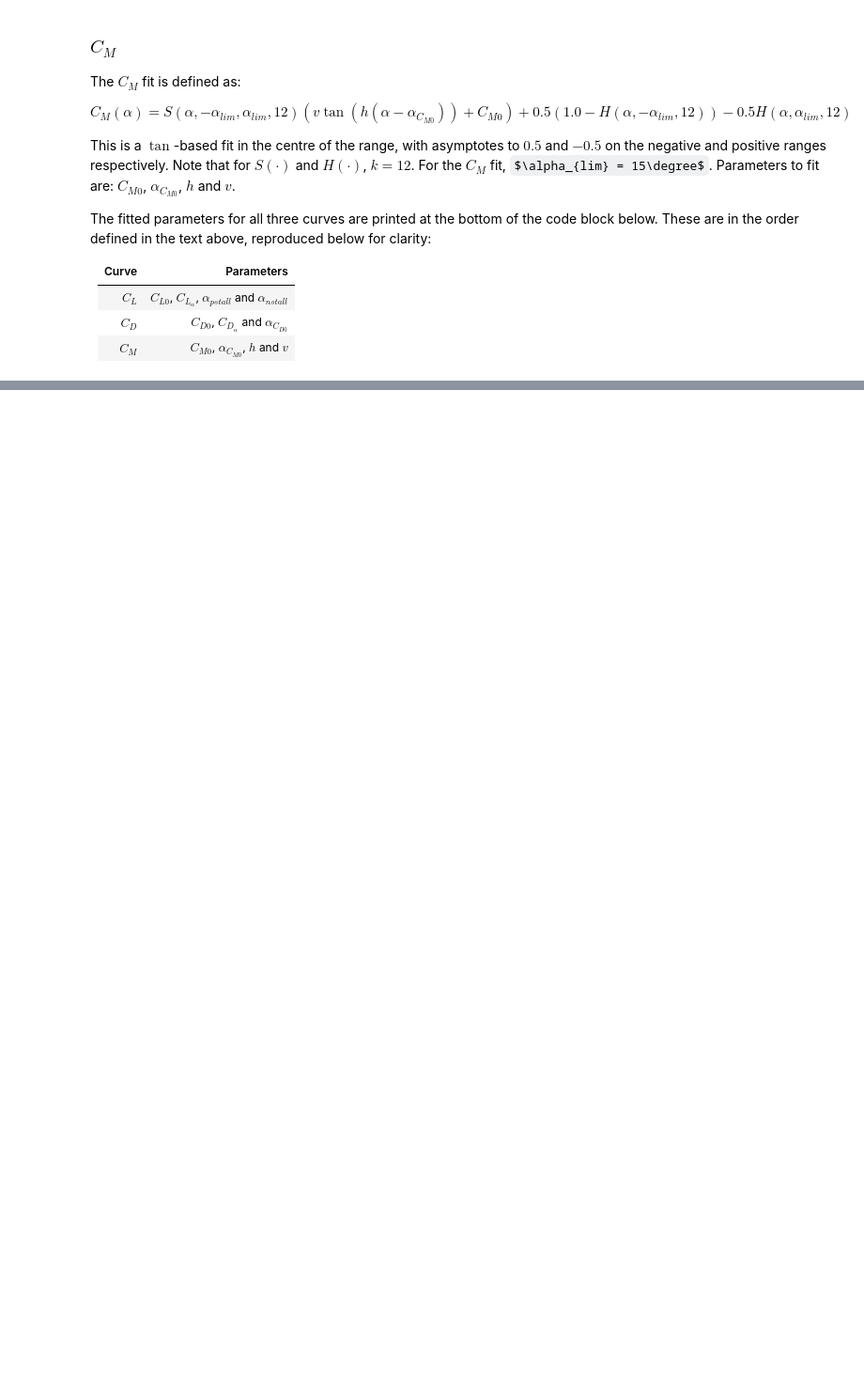
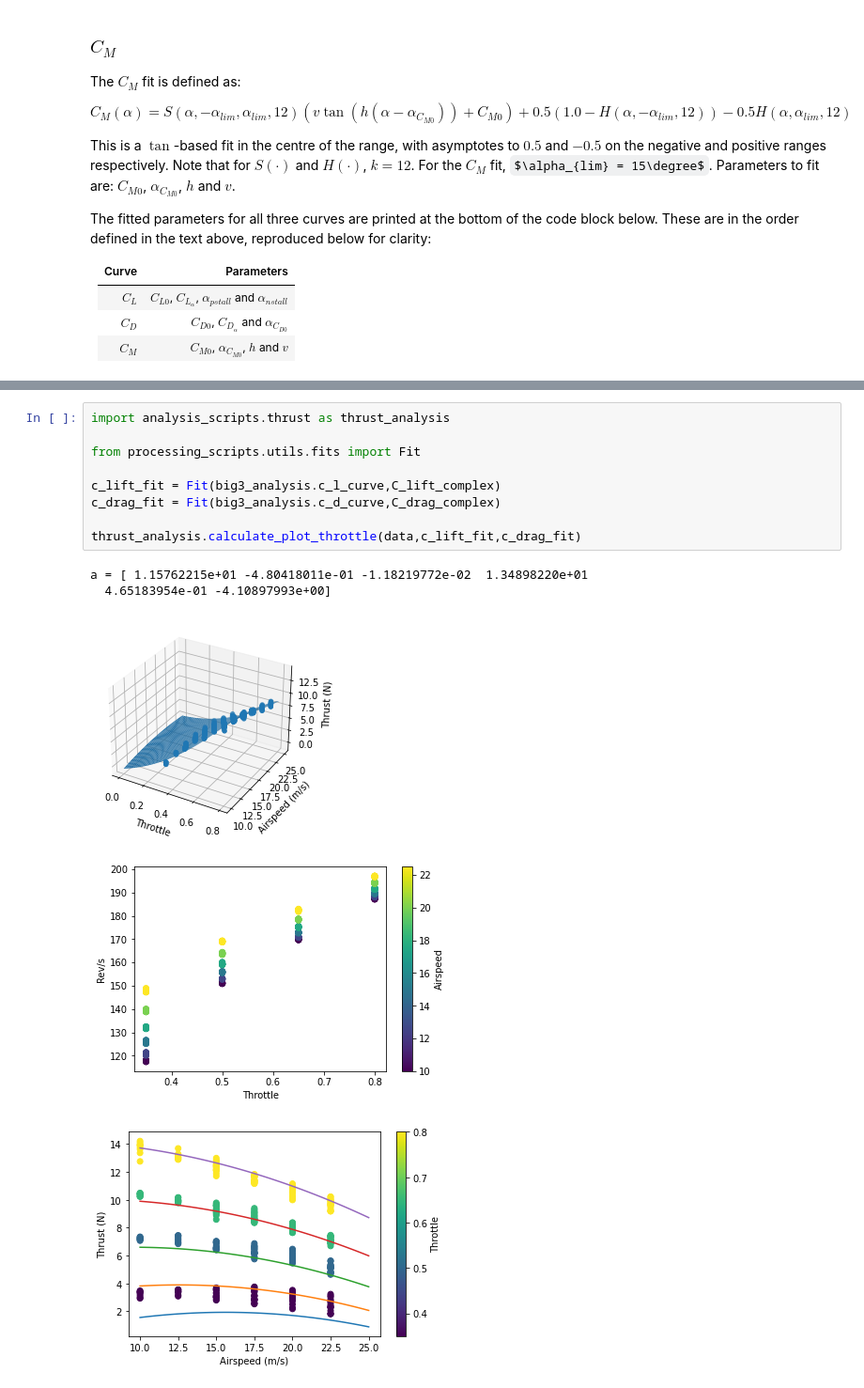
Before and after one commit to rob-clarke/pymxs, a Jupyter notebook: README.ipynb, the cells around one changed output, grey strips where cells are left out. Shown at 94% size. Cells and saved outputs as stored; diff of their text form; some formulas as TeX source; blank space fills up the shorter version.

```diff
--- a/README.ipynb
+++ b/README.ipynb
@@ -188,0 +163,15 @@ a = [  3.45854942  -0.03203602  -0.59769836  25.76361761   1.23665038
+# %%
+import analysis_scripts.thrust as thrust_analysis
+
+from processing_scripts.utils.fits import Fit
+
+c_lift_fit = Fit(big3_analysis.c_l_curve,C_lift_complex)
+c_drag_fit = Fit(big3_analysis.c_d_curve,C_drag_complex)
+
+thrust_analysis.calculate_plot_throttle(data,c_lift_fit,c_drag_fit)
+# %% [output]
+a = [ 1.15762215e+01 -4.80418011e-01 -1.18219772e-02  1.34898220e+01
+  4.65183954e-01 -4.10897993e+00]
+[figure, added]
+[figure, added]
+[figure, added]
```
Also changed, not shown: parts of 4 cells of this notebook, 8 other files.
